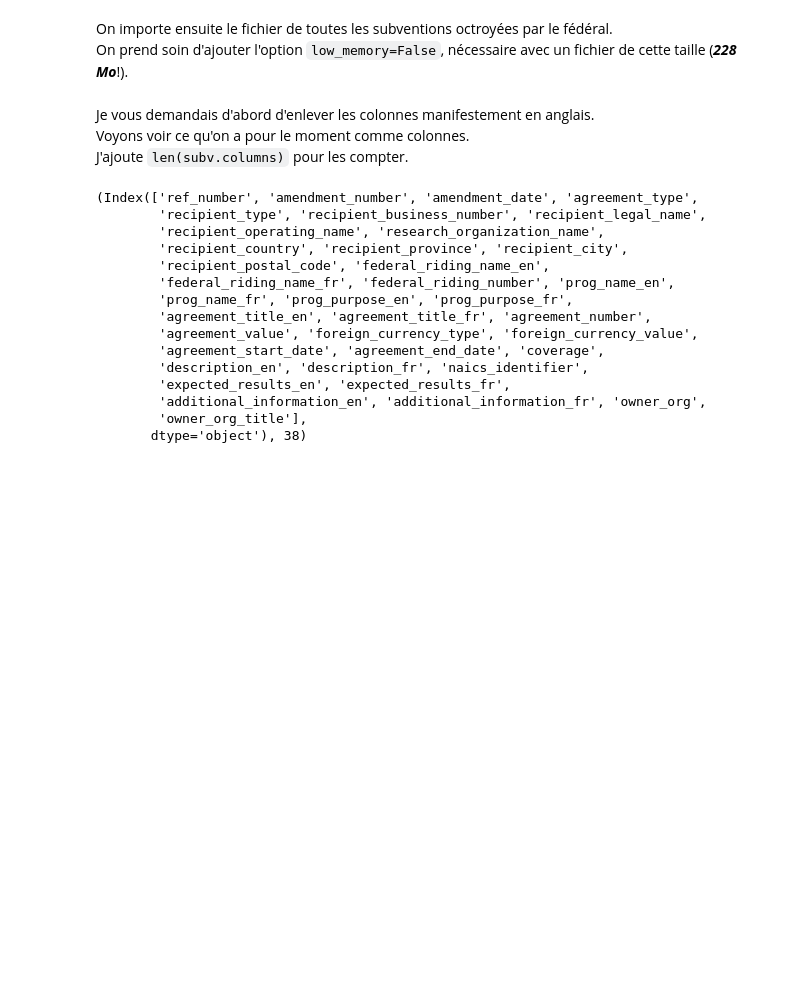
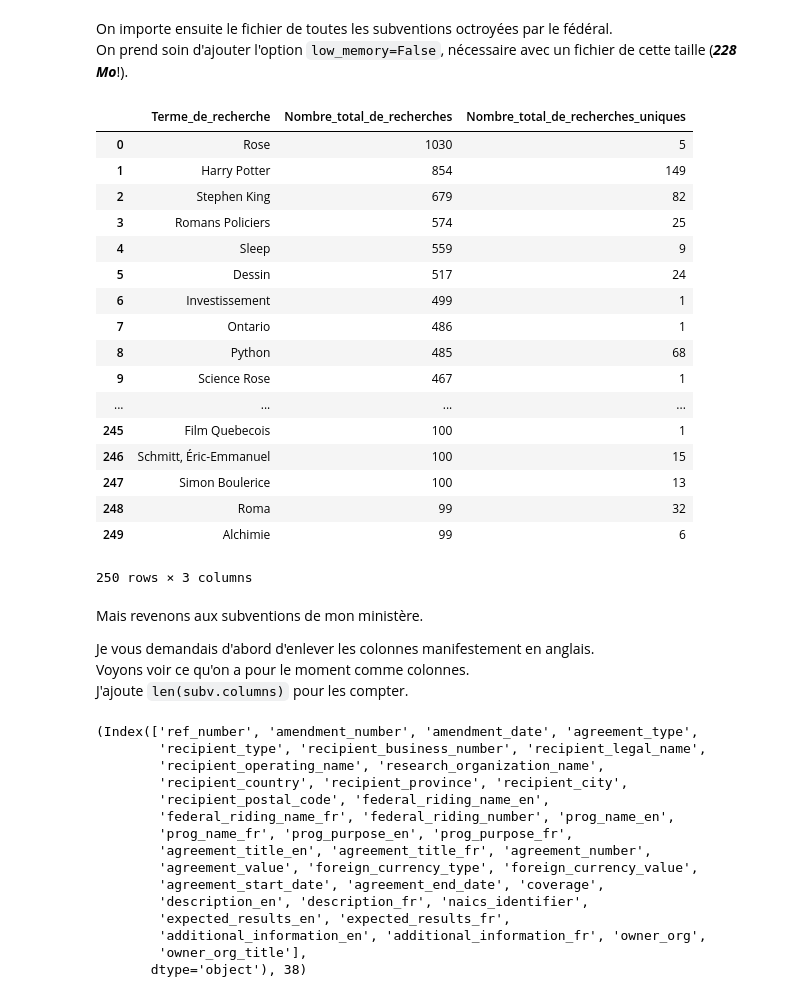
Before and after one commit to jhroy/syllabus-EDM5240-H2019, a Jupyter notebook: devoir3-corrige.ipynb, the cells around one changed output. Drawn from its saved outputs; the diff is of its cells as text; code cells hidden in the pictures; blank space fills up the shorter version.

````diff
--- a/devoir3-corrige.ipynb
+++ b/devoir3-corrige.ipynb
@@ -28,7 +28,33 @@ subv = pablo.read_csv("grants.csv", low_memory=False)
 
 ### On pouvait également le lire directement à la source... mais c'est beaucoup plus long puisque le fichier est, comme je le disais, «un poco gordito»!
 # subv = pablo.read_csv("https://open.canada.ca/data/dataset/432527ab-7aac-45b5-81d6-7597107a7013/resource/1d15a62f-5656-49ad-8c88-f40ce689d831/download/grants.csv")
+# %%
+### Je vous fais une démonstration avec un autre fichier de données ouvertes.
+
+banq = pablo.read_csv("https://www.donneesquebec.ca/recherche/dataset/6bbd0092-30b6-413d-abdb-2859c6c4a0d1/resource/a70581ea-fd30-4682-9acc-9c0cc9d4808c/download/analytics-inmedia---complet-principaux-evenements-20190201-20190228.csv")
+banq
+# %% [output]
+|  | Terme_de_recherche | Nombre_total_de_recherches | Nombre_total_de_recherches_uniques |
+| 0 | Rose | 1030 | 5 |
+| 1 | Harry Potter | 854 | 149 |
+| 2 | Stephen King | 679 | 82 |
+| 3 | Romans Policiers | 574 | 25 |
+| 4 | Sleep | 559 | 9 |
+| 5 | Dessin | 517 | 24 |
+| 6 | Investissement | 499 | 1 |
+| 7 | Ontario | 486 | 1 |
+| 8 | Python | 485 | 68 |
+| 9 | Science Rose | 467 | 1 |
+| ... | ... | ... | ... |
+| 245 | Film Quebecois | 100 | 1 |
+| 246 | Schmitt, Éric-Emmanuel | 100 | 15 |
+| 247 | Simon Boulerice | 100 | 13 |
+| 248 | Roma | 99 | 32 |
+| 249 | Alchimie | 99 | 6 |
+250 rows × 3 columns
 # %% [markdown]
+Mais revenons aux subventions de mon ministère.
+
 Je vous demandais d'abord d'enlever les colonnes manifestement en anglais.<br>
 Voyons voir ce qu'on a pour le moment comme colonnes.<br>J'ajoute ```len(subv.columns)``` pour les compter.
 # %%
````
Also changed, not shown: parts of 3 cells of this notebook.
